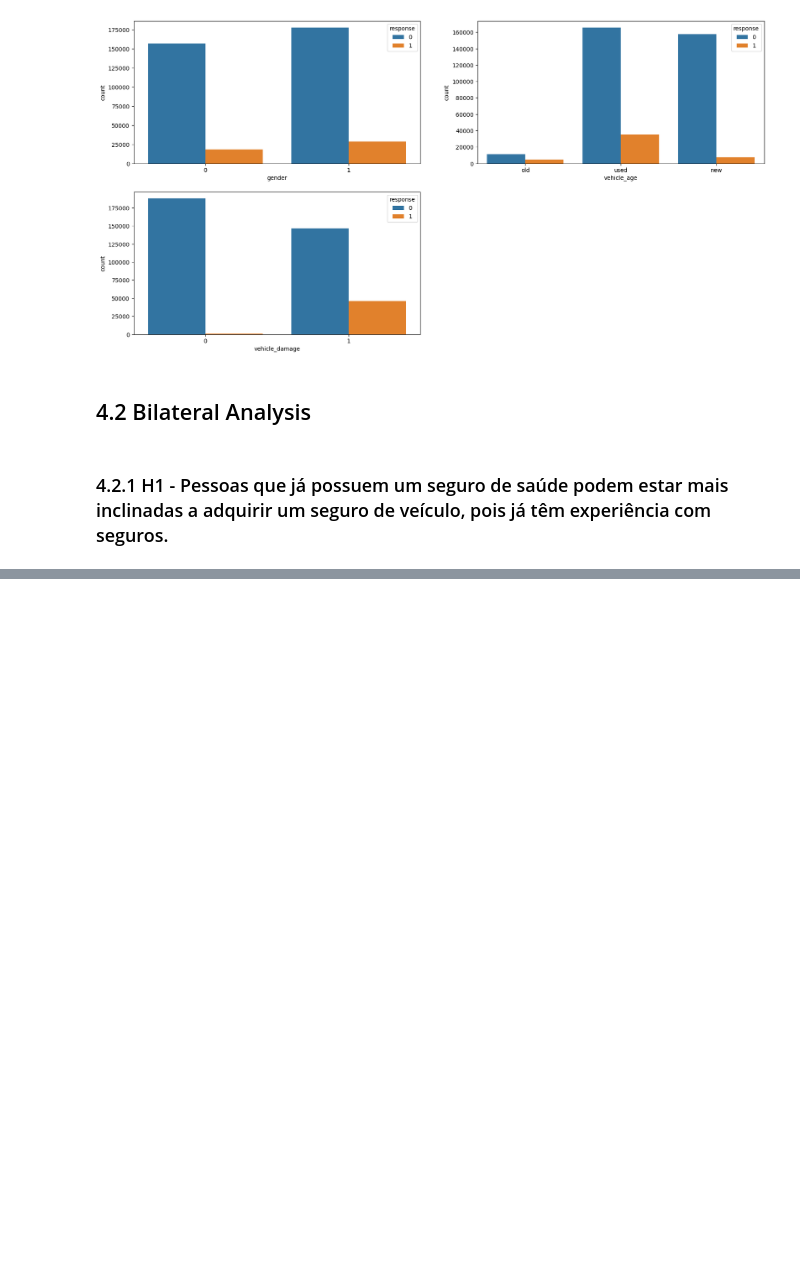
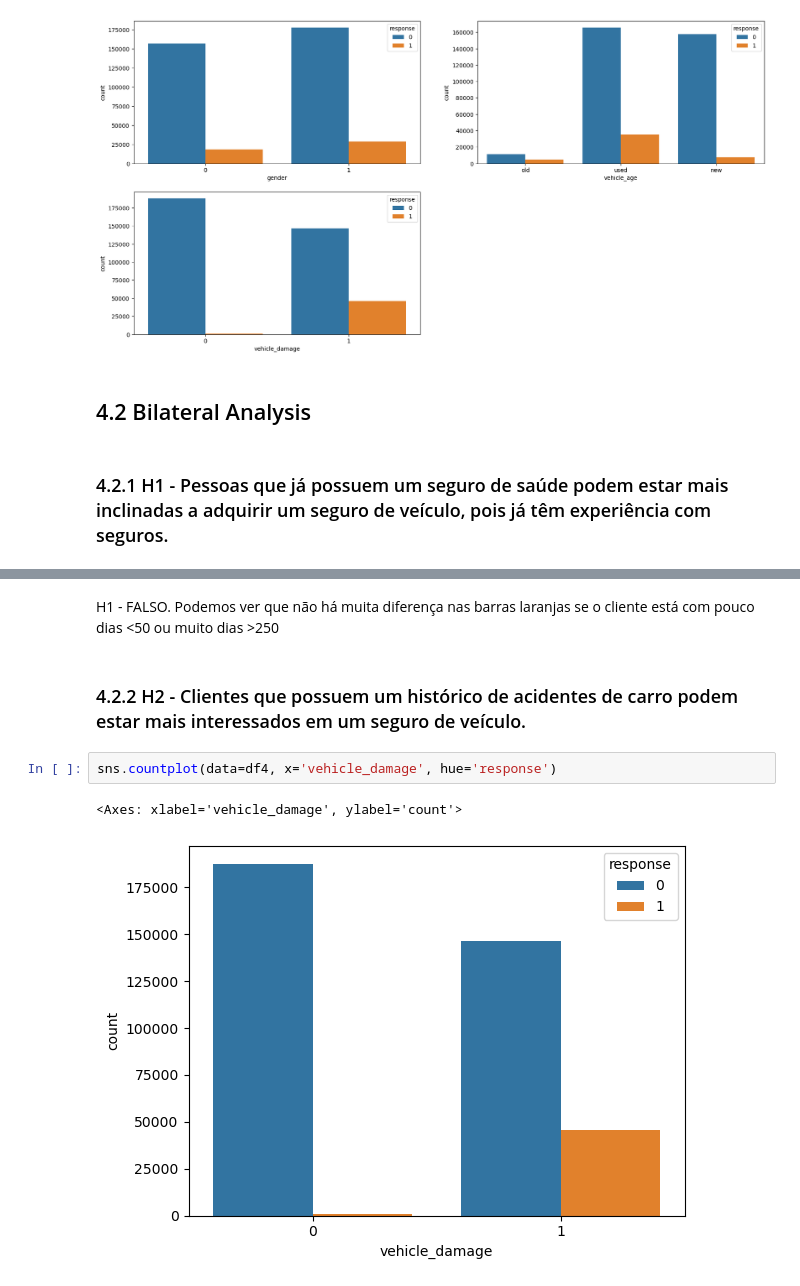
Before and after one commit to EDJR94/pa004_health_insurance, a Jupyter notebook: notebooks/pa004_v1_health_insurance_2.ipynb, the cells around one changed output, grey strips where cells are left out. Saved outputs shown, nothing was run; the diff lists cells and outputs as text; blank space fills up the shorter version.

```diff
--- a/notebooks/pa004_v1_health_insurance_2.ipynb
+++ b/notebooks/pa004_v1_health_insurance_2.ipynb
@@ -234,0 +241,9 @@ sns.countplot(data=df4, x='vehicle_damage', hue='response')
+# %% [markdown]
+ H1 - FALSO. Podemos ver que não há muita diferença nas barras laranjas se o cliente está com pouco dias <50 ou muito dias >250
+# %% [markdown]
+### 4.2.2 H2 - Clientes que possuem um histórico de acidentes de carro podem estar mais interessados em um seguro de veículo.
+# %%
+sns.countplot(data=df4, x='vehicle_damage', hue='response')
+# %% [output]
+<Axes: xlabel='vehicle_damage', ylabel='count'>
+[figure, added]
```
Also changed, not shown: parts of 13 cells of this notebook.
